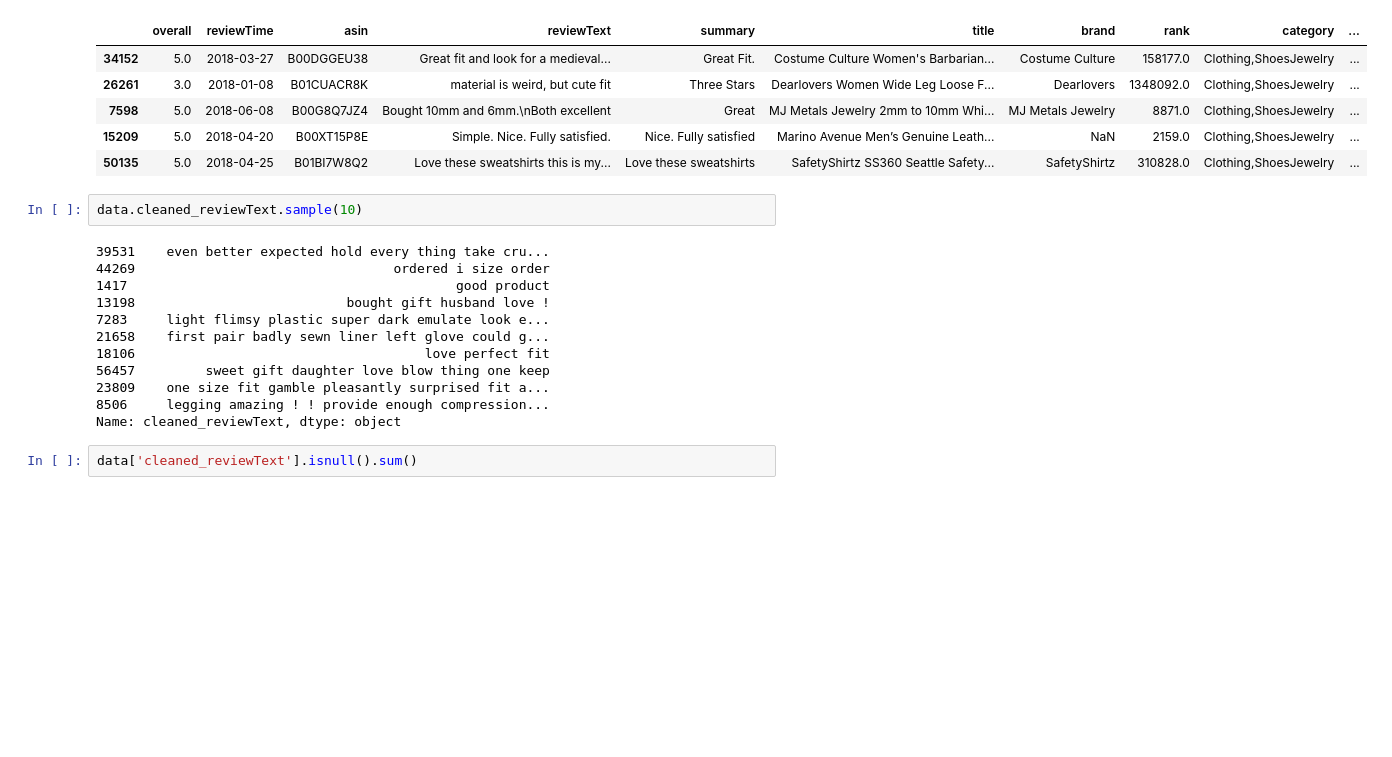
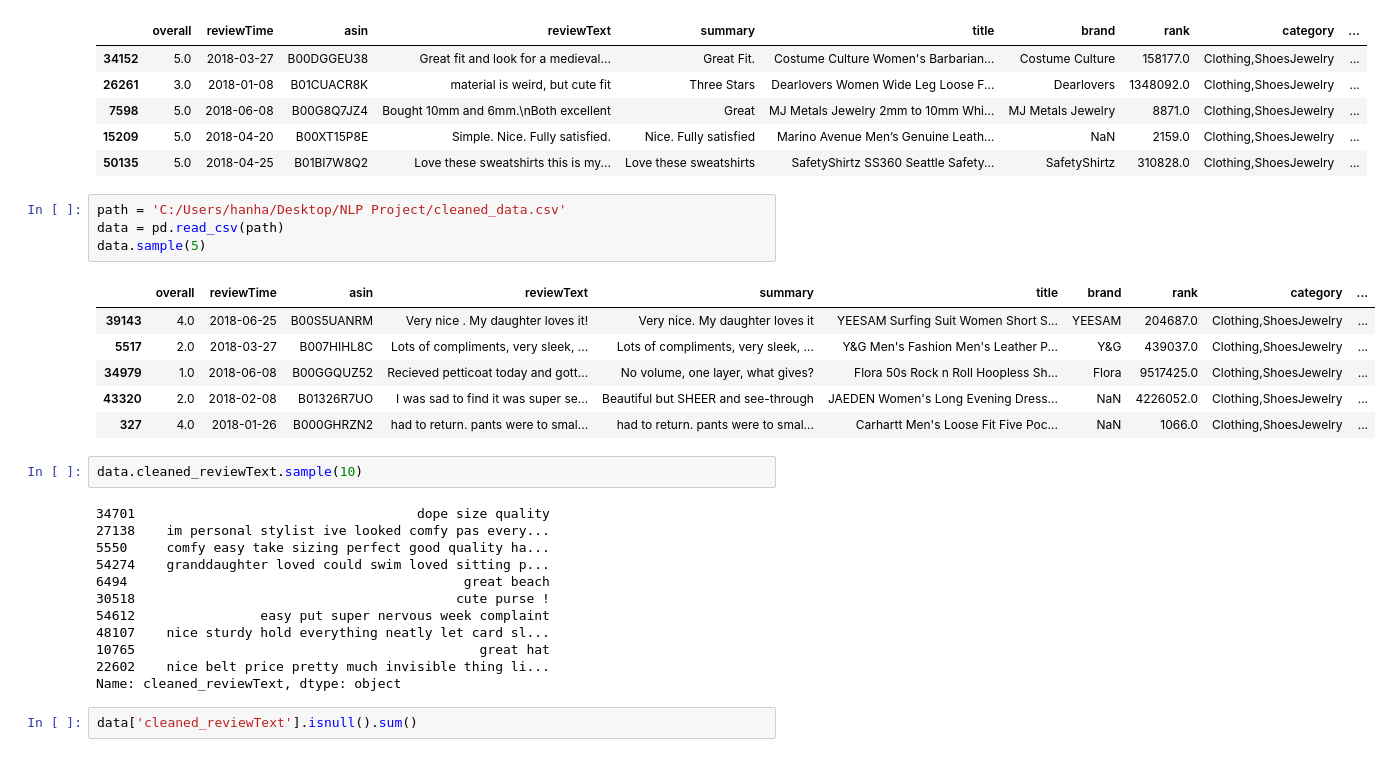
Before and after one commit to tytybella/Amazon_review_nlp, a Jupyter notebook: NLP_Project_Amazon_review.ipynb, the cells around one changed output. Cells and saved outputs as stored; diff of their text form; blank space fills up the shorter version.

```diff
--- a/NLP_Project_Amazon_review.ipynb
+++ b/NLP_Project_Amazon_review.ipynb
@@ -719,19 +722,30 @@ data.sample(5)
 | 7598 | 5.0 | 2018-06-08 | B00G8Q7JZ4 | Bought 10mm and 6mm.\nBoth excellent | Great | MJ Metals Jewelry 2mm to 10mm Whi... | MJ Metals Jewelry | 8871.0 | Clothing,ShoesJewelry | ... |
 | 15209 | 5.0 | 2018-04-20 | B00XT15P8E | Simple. Nice. Fully satisfied. | Nice. Fully satisfied | Marino Avenue Men’s Genuine Leath... | NaN | 2159.0 | Clothing,ShoesJewelry | ... |
 | 50135 | 5.0 | 2018-04-25 | B01BI7W8Q2 | Love these sweatshirts this is my... | Love these sweatshirts | SafetyShirtz SS360 Seattle Safety... | SafetyShirtz | 310828.0 | Clothing,ShoesJewelry | ... |
+# %%
+path = 'C:/Users/hanha/Desktop/NLP Project/cleaned_data.csv'
+data = pd.read_csv(path)
+data.sample(5)
+# %% [output]
+|  | overall | reviewTime | asin | reviewText | summary | title | brand | rank | category | ... |
+| 39143 | 4.0 | 2018-06-25 | B00S5UANRM | Very nice . My daughter loves it! | Very nice. My daughter loves it | YEESAM Surfing Suit Women Short S... | YEESAM | 204687.0 | Clothing,ShoesJewelry | ... |
+| 5517 | 2.0 | 2018-03-27 | B007HIHL8C | Lots of compliments, very sleek, ... | Lots of compliments, very sleek, ... | Y&G Men's Fashion Men's Leather P... | Y&G | 439037.0 | Clothing,ShoesJewelry | ... |
+| 34979 | 1.0 | 2018-06-08 | B00GGQUZ52 | Recieved petticoat today and gott... | No volume, one layer, what gives? | Flora 50s Rock n Roll Hoopless Sh... | Flora | 9517425.0 | Clothing,ShoesJewelry | ... |
+| 43320 | 2.0 | 2018-02-08 | B01326R7UO | I was sad to find it was super se... | Beautiful but SHEER and see-through | JAEDEN Women's Long Evening Dress... | NaN | 4226052.0 | Clothing,ShoesJewelry | ... |
+| 327 | 4.0 | 2018-01-26 | B000GHRZN2 | had to return. pants were to smal... | had to return. pants were to smal... | Carhartt Men's Loose Fit Five Poc... | NaN | 1066.0 | Clothing,ShoesJewelry | ... |
 # %%
 data.cleaned_reviewText.sample(10)
 # %% [output]
-39531    even better expected hold every thing take cru...
-44269                                 ordered i size order
-1417                                          good product
-13198                           bought gift husband love !
-7283     light flimsy plastic super dark emulate look e...
-21658    first pair badly sewn liner left glove could g...
-18106                                     love perfect fit
-56457         sweet gift daughter love blow thing one keep
-23809    one size fit gamble pleasantly surprised fit a...
-8506     legging amazing ! ! provide enough compression...
+34701                                    dope size quality
+27138    im personal stylist ive looked comfy pas every...
+5550     comfy easy take sizing perfect good quality ha...
+54274    granddaughter loved could swim loved sitting p...
+6494                                           great beach
+30518                                         cute purse !
+54612                easy put super nervous week complaint
+48107    nice sturdy hold everything neatly let card sl...
+10765                                            great hat
+22602    nice belt price pretty much invisible thing li...
 Name: cleaned_reviewText, dtype: object
 # %%
 data['cleaned_reviewText'].isnull().sum()
```
Also changed, not shown: parts of 18 cells of this notebook.
